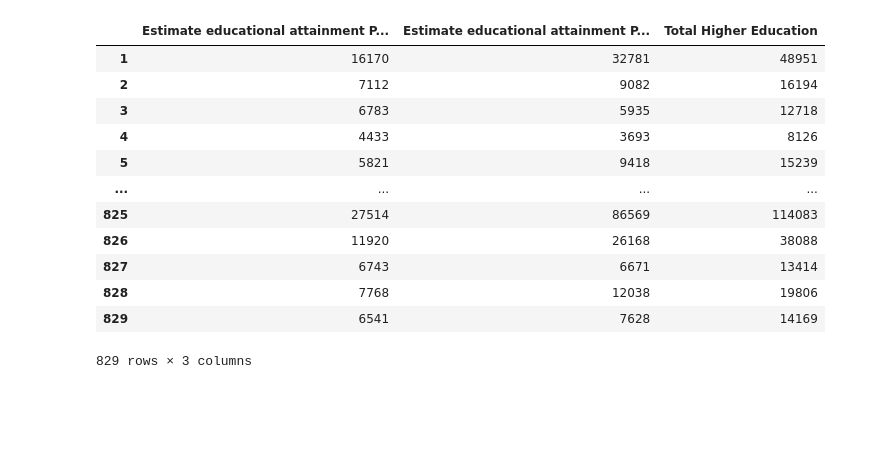
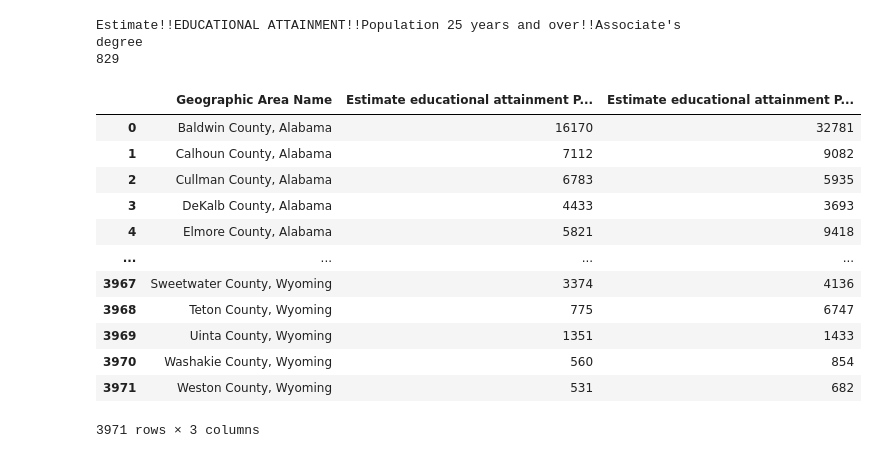
Before and after one commit to safetyh546/TeamDingo, a Jupyter notebook: educationlevel.ipynb, the cells around one changed output. Cells and saved outputs as stored; diff of their text form; code cells hidden in the pictures; blank space fills up the shorter version.

```diff
--- a/educationlevel.ipynb
+++ b/educationlevel.ipynb
@@ -81,20 +60,0 @@ clean_df
-# %%
-number_df = clean_df.drop(columns = 'Geographic Area Name')
-number_df = number_df.astype(int)
-number_df
-number_df["Total Higher Education"]= number_df.sum(axis=1)
-number_df
-# %% [output]
-|  | Estimate educational attainment P... | Estimate educational attainment P... | Total Higher Education |
-| 1 | 16170 | 32781 | 48951 |
-| 2 | 7112 | 9082 | 16194 |
-| 3 | 6783 | 5935 | 12718 |
-| 4 | 4433 | 3693 | 8126 |
-| 5 | 5821 | 9418 | 15239 |
-| ... | ... | ... | ... |
-| 825 | 27514 | 86569 | 114083 |
-| 826 | 11920 | 26168 | 38088 |
-| 827 | 6743 | 6671 | 13414 |
-| 828 | 7768 | 12038 | 19806 |
-| 829 | 6541 | 7628 | 14169 |
-829 rows × 3 columns
@@ -211,0 +61,31 @@ number_df
+# %%
+nick =[]
+n=0
+for item in clean_df["Estimate educational attainment Pop 25yrs> Assoc. Degree"]:
+
+    try:
+        int(item)
+        nick.append(int(item))
+    except:
+        print(item)
+        print(n)
+    n+=1
+
+clean_df = clean_df.drop(829)
+clean_df
+# %% [output]
+Estimate!!EDUCATIONAL ATTAINMENT!!Population 25 years and over!!Associate's degree
+829
+|  | Geographic Area Name | Estimate educational attainment P... | Estimate educational attainment P... |
+| 0 | Baldwin County, Alabama | 16170 | 32781 |
+| 1 | Calhoun County, Alabama | 7112 | 9082 |
+| 2 | Cullman County, Alabama | 6783 | 5935 |
+| 3 | DeKalb County, Alabama | 4433 | 3693 |
+| 4 | Elmore County, Alabama | 5821 | 9418 |
+| ... | ... | ... | ... |
+| 3967 | Sweetwater County, Wyoming | 3374 | 4136 |
+| 3968 | Teton County, Wyoming | 775 | 6747 |
+| 3969 | Uinta County, Wyoming | 1351 | 1433 |
+| 3970 | Washakie County, Wyoming | 560 | 854 |
+| 3971 | Weston County, Wyoming | 531 | 682 |
+3971 rows × 3 columns
```
Also changed, not shown: parts of 21 cells of this notebook.
